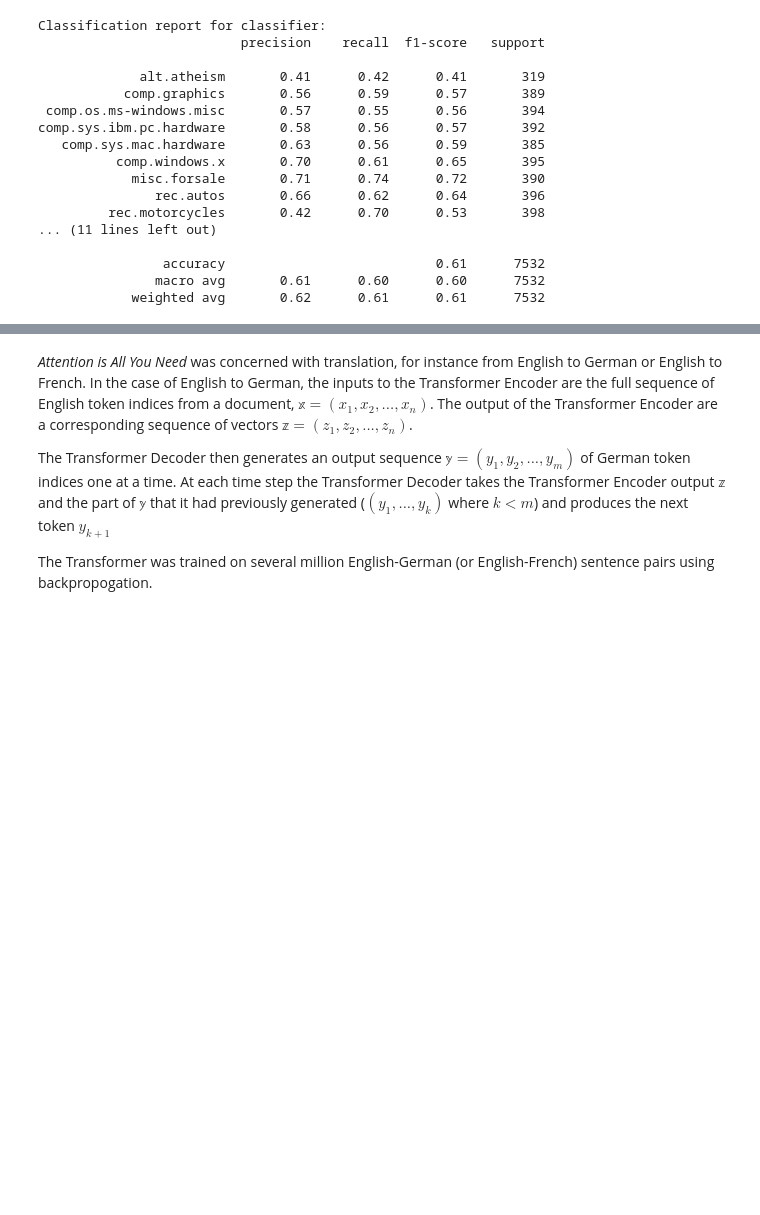
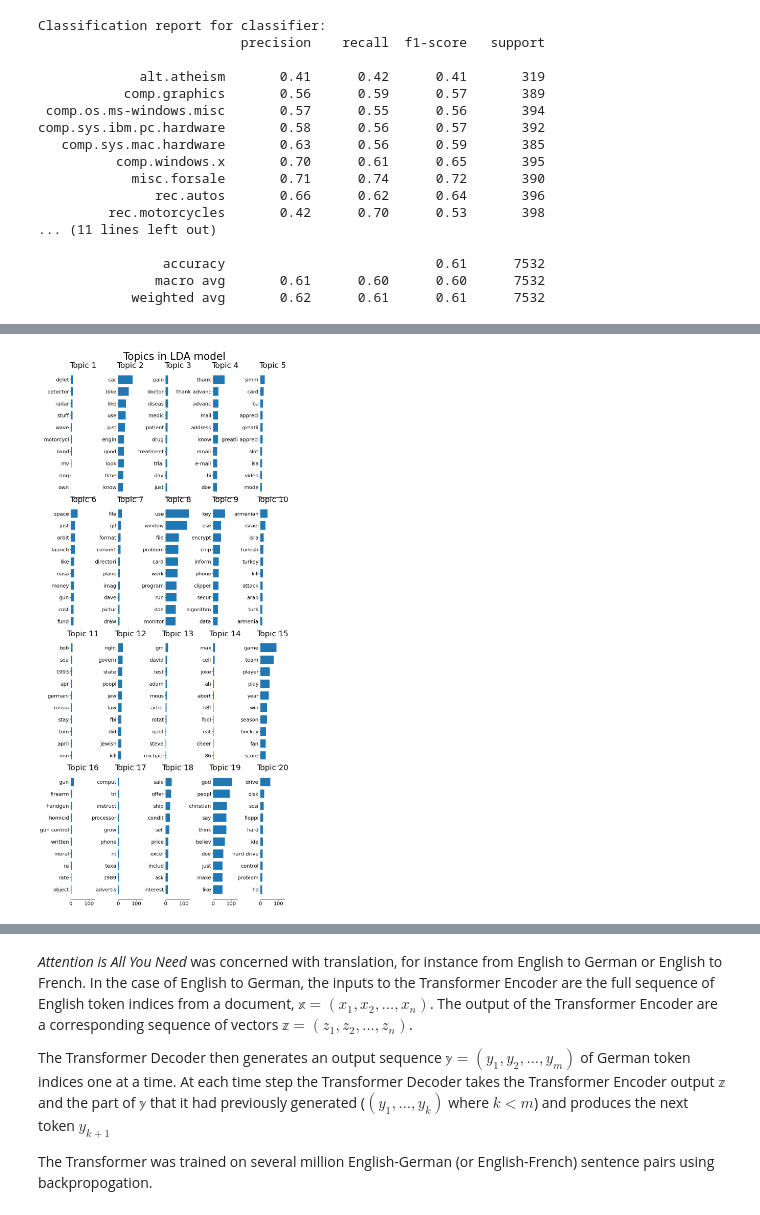
Before and after one commit to Strabes/Intro-to-NLP, a Jupyter notebook: Intro to NLP.ipynb, the cells around one changed output, grey strips where cells are left out. Drawn from its saved outputs; the diff is of its cells as text; code cells hidden in the pictures; blank space fills up the shorter version.

```diff
--- a/Intro to NLP.ipynb
+++ b/Intro to NLP.ipynb
@@ -339,0 +365,19 @@ comp.sys.ibm.pc.hardware       0.58      0.56      0.57       392
+# %%
+from sklearn.decomposition import LatentDirichletAllocation
+
+n_components = 20
+
+lda = LatentDirichletAllocation(
+    n_components=n_components,
+    #max_iter=5,
+    #learning_method="online",
+    #learning_offset=50.0,
+    random_state=0,
+)
+
+lda_pipe = Pipeline([
+    ("count_vectorizer", count_vectorizer),
+    ("tfidf_transformer", TfidfTransformer()),
+    ("lda", lda)])
+
+lda_pipe.fit(d_train["data"])
@@ -339,0 +392,30 @@ comp.sys.ibm.pc.hardware       0.58      0.56      0.57       392
+# %%
+from matplotlib import pyplot as plt
+import numpy as np
+
+def plot_top_words(model, feature_names, n_top_words, title):
+    rows = int(np.ceil(len(model.components_)/5))
+    fig, axes = plt.subplots(rows, 5, figsize=(15, 8*rows), sharex=True)
+    axes = axes.flatten()
+    for topic_idx, topic in enumerate(model.components_): #[:10,:]
+        top_features_ind = topic.argsort()[: -n_top_words - 1 : -1]
+        top_features = [feature_names[i] for i in top_features_ind]
+        weights = topic[top_features_ind]
+
+        ax = axes[topic_idx]
+        ax.barh(top_features, weights, height=0.7)
+        ax.set_title(f"Topic {topic_idx +1}", fontdict={"fontsize": 30})
+        ax.invert_yaxis()
+        ax.tick_params(axis="both", which="major", labelsize=20)
+        for i in "top right left".split():
+            ax.spines[i].set_visible(False)
+        fig.suptitle(title, fontsize=40)
+
+    plt.subplots_adjust(top=0.95, bottom=0.05, wspace=0.95, hspace=0.05)
+    plt.show()
+
+n_top_words=10
+tf_feature_names = lda_pipe["count_vectorizer"].get_feature_names_out()
+plot_top_words(lda_pipe["lda"], tf_feature_names, n_top_words, "Topics in LDA model")
+# %% [output]
+[figure, added]
```
Also changed, not shown: parts of 27 cells of this notebook, 3 other files.
